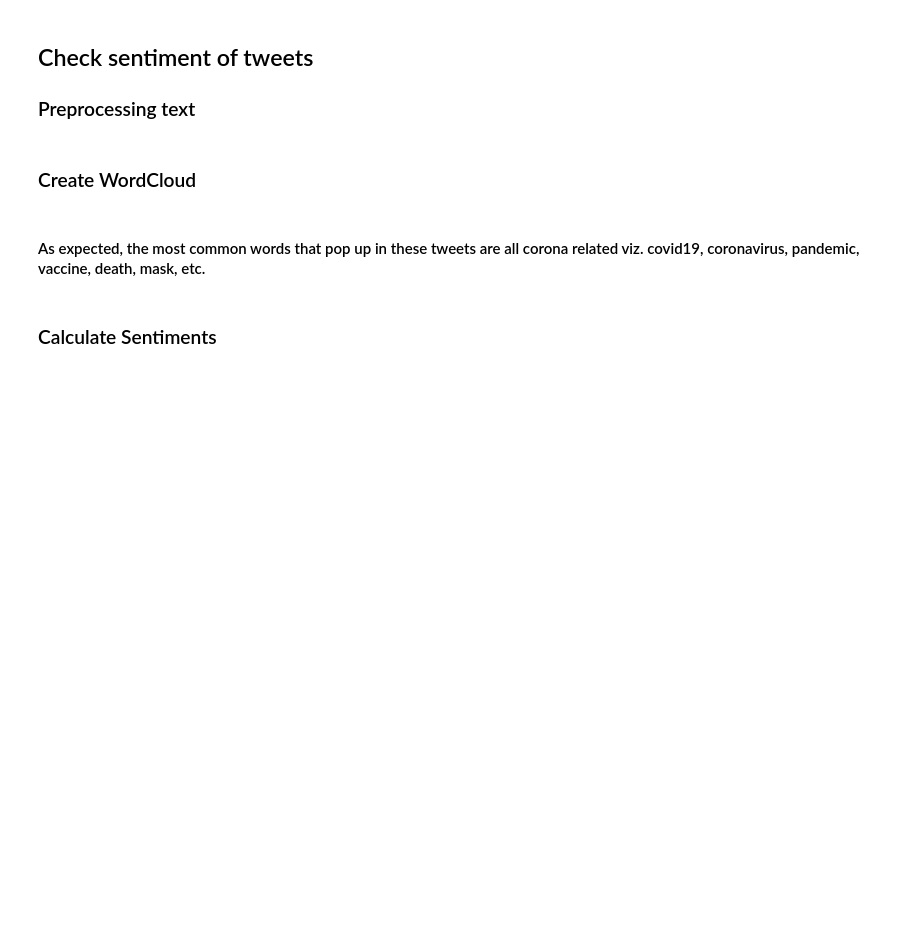
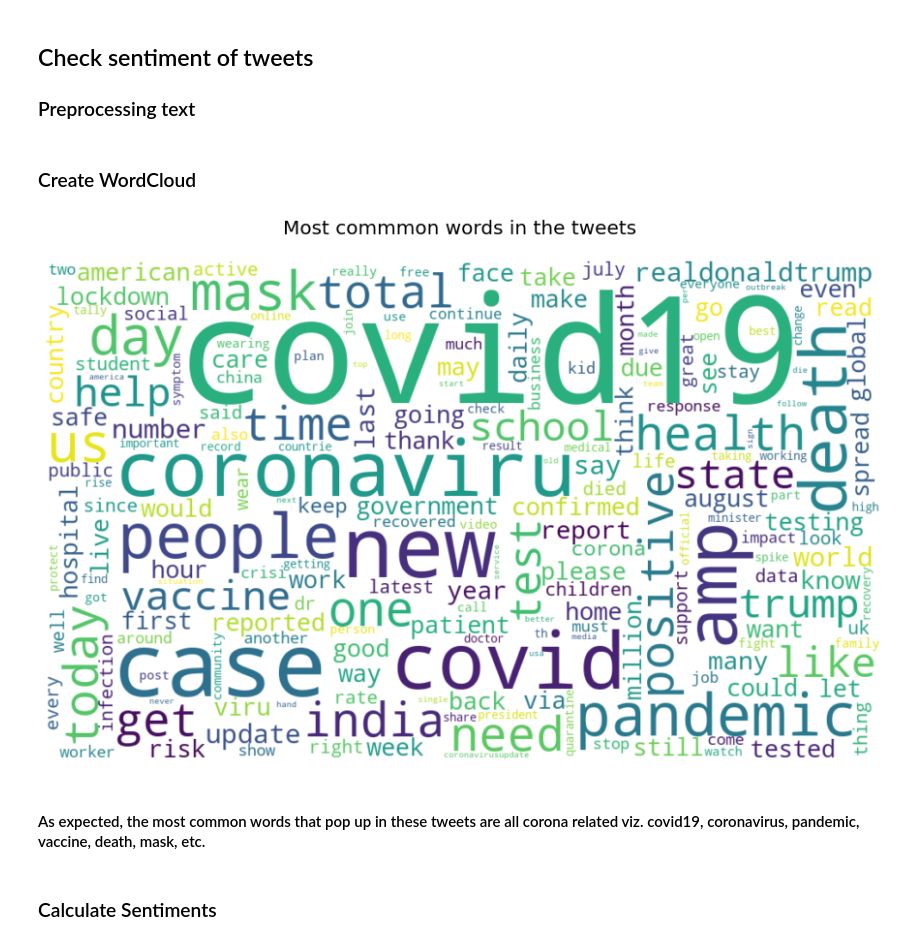
Before and after one commit to ArushiC/COVID-19-Tweets-Analysis, a Jupyter notebook: covid19-tweets-geo-and-sentiment-analysis.ipynb, the cells around one changed output. Saved outputs shown, nothing was run; the diff lists cells and outputs as text; code cells hidden in the pictures; blank space fills up the shorter version.

```diff
--- a/covid19-tweets-geo-and-sentiment-analysis.ipynb
+++ b/covid19-tweets-geo-and-sentiment-analysis.ipynb
@@ -272,7 +370,7 @@ tweets['clean_tweet'] = tweets['text'].apply(lambda x: re.sub("([^0-9A-Za-z \t])
 # %% [markdown]
 ### Create WordCloud
 # %%
-def createWordCloud(text):
+def createWordCloud(input_type, text):
     wordcloud = WordCloud(width = 1000, height = 600,
                       #colormap = 'Paired',
                       background_color ='white',
@@ -281,24 +379,28 @@ def createWordCloud(text):
                      ).generate(text)
 
     plt.figure(figsize = (12, 12), facecolor = None)
-    plt.title("Most Commmon Words in the Tweets \n", fontsize=20, color='Black')
+    if input_type=='tweet':
+        plt.title("Most commmon words in the tweets \n", fontsize=20, color='Black')
+    if input_type=='entities':
+         plt.title("Most commmon entities in the tweets \n", fontsize=20, color='Black')
     plt.imshow(wordcloud, interpolation='bilinear')
     plt.axis("off")
     plt.tight_layout(pad = 0)
     plt.show()
 # %%
 # Create a wordcloud for most popular words in tweets
-
 text = ''
 stop_words = set(stopwords.words("english"))
 for row in tweets['clean_tweet']:
     # typecaste each row to string and split it to get tokens
     tokens = str(row).split()
     for i in range(len(tokens)):
         tokens[i] = tokens[i].lower()
     text += " ".join(tokens)+" "
 
-createWordCloud(text)
+createWordCloud("tweet",text)
+# %% [output]
+[figure, added]
 # %% [markdown]
 #### As expected, the most common words that pop up in these tweets are all corona related viz. covid19, coronavirus, pandemic, vaccine, death, mask, etc.
 # %% [markdown]
```
Also changed, not shown: parts of 22 cells of this notebook.
